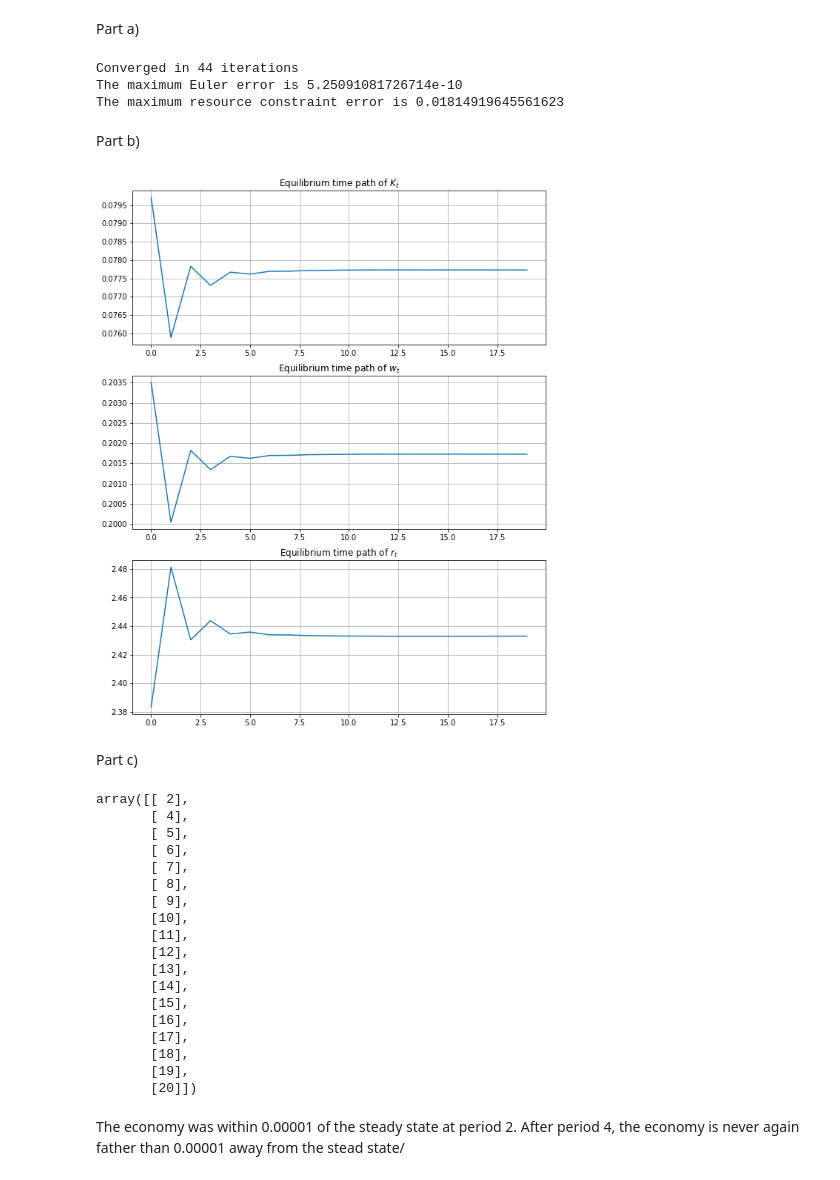
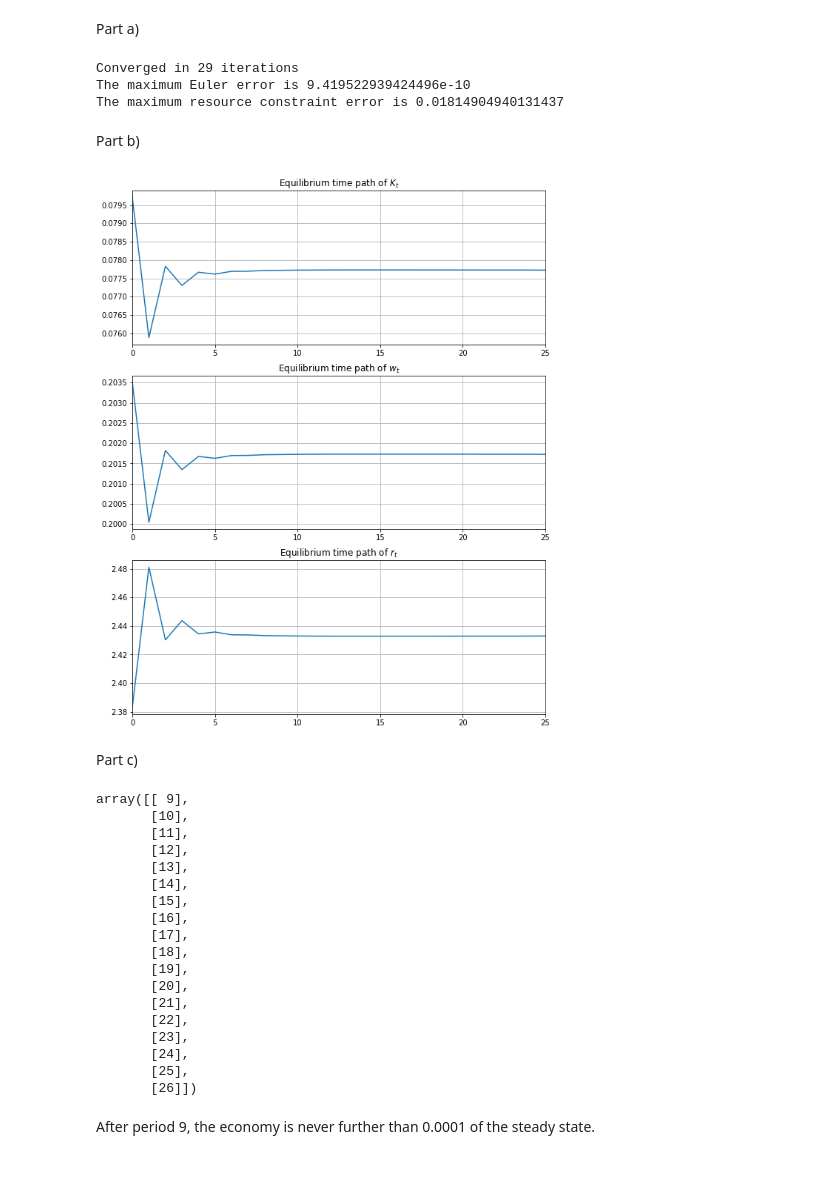
Before and after one commit to natashawatkins/BootCamp2018, a Jupyter notebook: Probsets/Econ/Probset3/OLG-homework.ipynb, the cells around one changed output. Saved outputs shown, nothing was run; the diff lists cells and outputs as text; code cells hidden in the pictures.

```diff
--- a/Probsets/Econ/Probset3/OLG-homework.ipynb
+++ b/Probsets/Econ/Probset3/OLG-homework.ipynb
@@ -252,7 +253,7 @@ def update_bmat(b21, b31, K, bmat, T, m, β):
 def find_b32(b32, b21, w1, w2, r1, r2, β):
     return euler_b3(w1, w2, r1, r2, b21, b32, β)
 # %%
-def find_ss_path(b21, b31, T, β=0.442, ξ=0.2, ɛ=1e-9, max_iter=100):
+def find_ss_path(b21, b31, T, β=0.442, ξ=0.3, ɛ=1e-9, max_iter=100):
 
     start_time = time.clock()  # Start timing
 
@@ -289,7 +290,7 @@ def find_ss_path(b21, b31, T, β=0.442, ξ=0.2, ɛ=1e-9, max_iter=100):
     b2_path = bmat[:, 0]
     b3_path = bmat[:, 1]
     euler_errors = e[:-m]
-    print(f'The maximum Euler error is {euler_errors.max()}')
+    print(f'The maximum Euler error is {np.abs(euler_errors).max()}')
 
     w_path = w(α, A, L, K_path)
     r_path = r(α, A, L, K_path, δ)
@@ -307,43 +308,38 @@ def find_ss_path(b21, b31, T, β=0.442, ξ=0.2, ɛ=1e-9, max_iter=100):
     RCerr_bar = Y_path - C_path[:-1] - δ * I_path
     print(f'The maximum resource constraint error is {RCerr_bar[:-m].max()}')
 
-    return K_path[:-m], w_path[:-m], r_path[:-m]  # Solved past the steady state
+    return K_path[:-m+1], w_path[:-m+1], r_path[:-m+1]  # Solved past the steady state
 # %%
-path = find_ss_path(b21, b31, 20)
+T = 25
+path = find_ss_path(b21, b31, T)
 # %% [output]
-Converged in 44 iterations
-The maximum Euler error is 5.25091081726714e-10
-The maximum resource constraint error is 0.01814919645561623
+Converged in 29 iterations
+The maximum Euler error is 9.419522939424496e-10
+The maximum resource constraint error is 0.01814904940131437
 # %% [markdown]
 Part b)
 # %%
 fig, axes = plt.subplots(3, 1, figsize=(10, 13))
 
 titles = ['Equilibrium time path of $K_t$',
           'Equilibrium time path of $w_t$',
           'Equilibrium time path of $r_t$']
 
 for i in range(3):
 
     axes[i].plot(path[i])
-    axes[i].set_title(titles[i])
+    axes[i].set(title=titles[i], xlim=(0, T))
     axes[i].grid()
 
 plt.show()
 # %% [output]
-[figure, old version]
+[figure, new version]
 # %% [markdown]
 Part c)
 # %%
-np.argwhere((path[0] - Kbar) < 0.00001) + 1
+np.argwhere(np.abs(path[0] - Kbar) < 0.00001) + 1
 # %% [output]
-array([[ 2],
-       [ 4],
-       [ 5],
-       [ 6],
-       [ 7],
-       [ 8],
-       [ 9],
+array([[ 9],
        [10],
        [11],
        [12],
@@ -354,6 +350,12 @@ array([[ 2],
        [17],
        [18],
        [19],
-       [20]])
+       [20],
+       [21],
+       [22],
+       [23],
+       [24],
+       [25],
+       [26]])
-# %% [markdown]
-The economy was within 0.00001 of the steady state at period 2. After period 4, the economy is never again father than 0.00001 away from the stead state/
+# %% [markdown]
+After period 9, the economy is never further than 0.0001 of the steady state.
```
Also changed, not shown: parts of 3 cells of this notebook, 3 other files.
